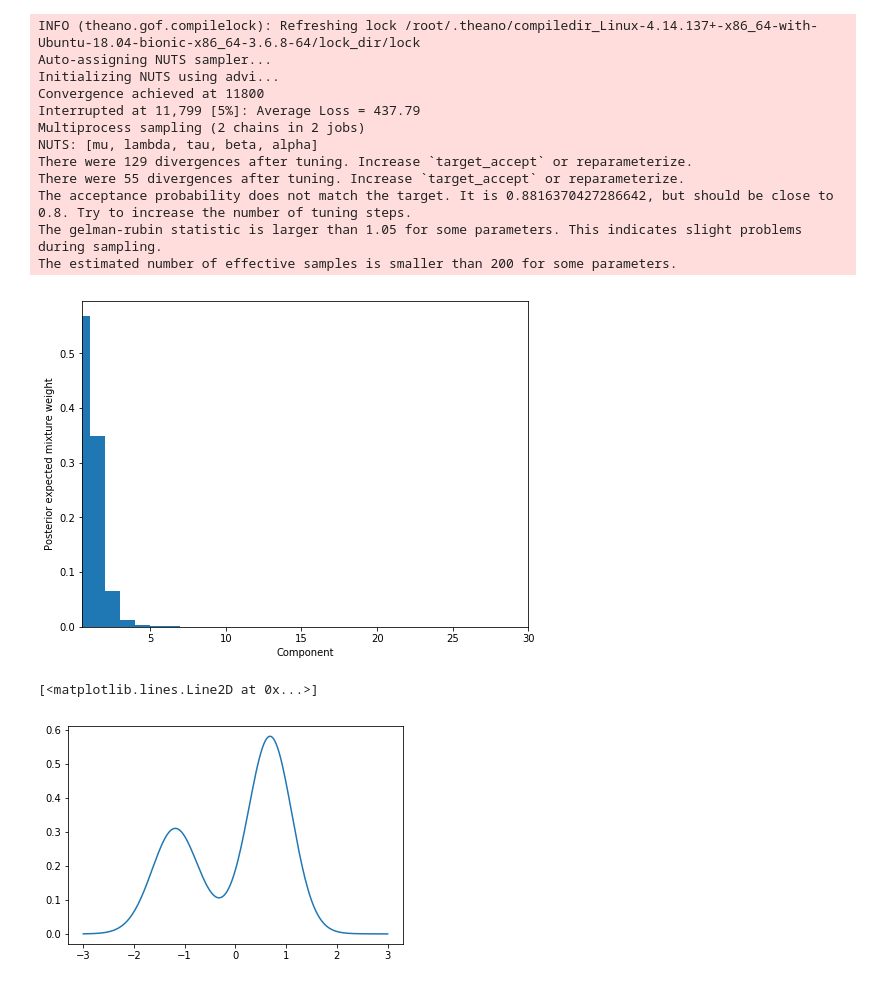
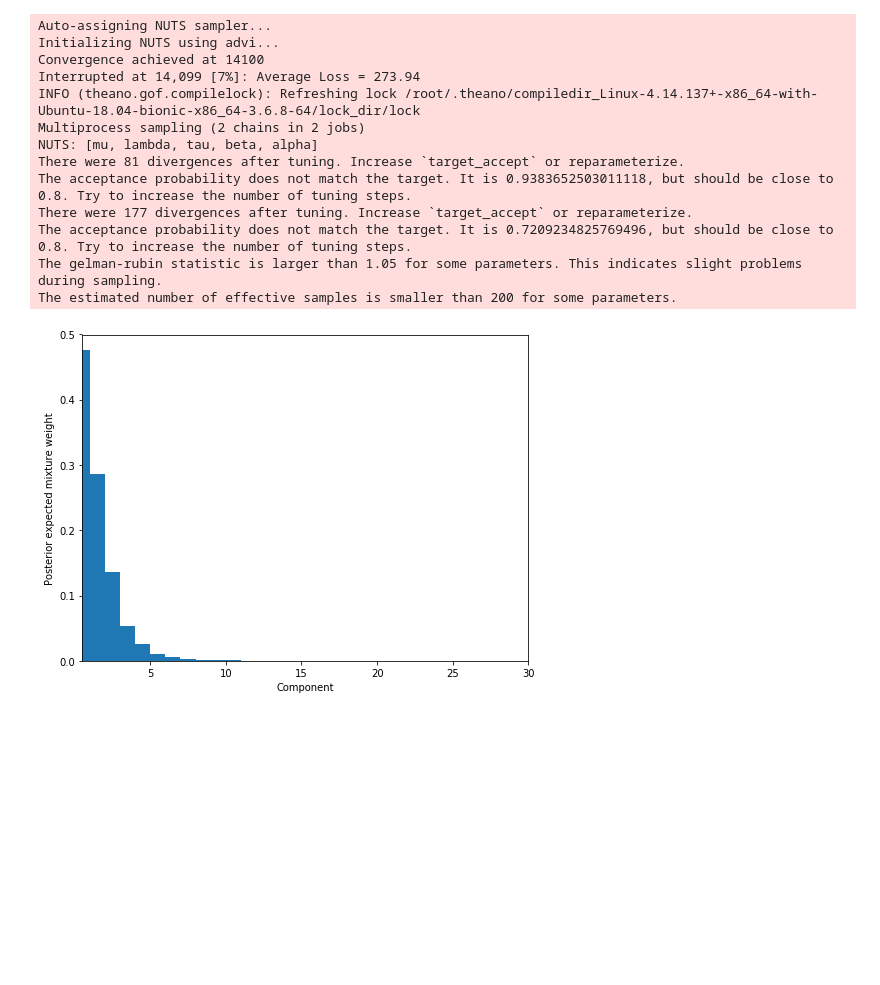
Before and after one commit to sunljlzu/lzu18li_1, a Jupyter notebook: example.ipynb, the cells around one changed output. Saved outputs shown, nothing was run; the diff lists cells and outputs as text; code cells hidden in the pictures; blank space fills up the shorter version.

```diff
--- a/example.ipynb
+++ b/example.ipynb
@@ -12,22 +9,0 @@ from lzu18li_1 import DE
-# %%
-import pandas as pd
-import pymc3 as pm
-
-old_faithful_df = pd.read_csv(pm.get_data('old_faithful.csv'))
-old_faithful_df['std_waiting'] = (old_faithful_df.waiting - old_faithful_df.waiting.mean()) / old_faithful_df.waiting.std()
-x = old_faithful_df.std_waiting.values
-post_pdfs = DE.density(x)
-# %% [output]
-INFO (theano.gof.compilelock): Refreshing lock /root/.theano/compiledir_Linux-4.14.137+-x86_64-with-Ubuntu-18.04-bionic-x86_64-3.6.8-64/lock_dir/lock
-Auto-assigning NUTS sampler...
-Initializing NUTS using advi...
-Convergence achieved at 11800
-Interrupted at 11,799 [5%]: Average Loss = 437.79
-Multiprocess sampling (2 chains in 2 jobs)
-NUTS: [mu, lambda, tau, beta, alpha]
-There were 129 divergences after tuning. Increase `target_accept` or reparameterize.
-There were 55 divergences after tuning. Increase `target_accept` or reparameterize.
-The acceptance probability does not match the target. It is 0.8816370427286642, but should be close to 0.8. Try to increase the number of tuning steps.
-The gelman-rubin statistic is larger than 1.05 for some parameters. This indicates slight problems during sampling.
-The estimated number of effective samples is smaller than 200 for some parameters.
-[figure, removed]
@@ -36,9 +10,27 @@ pdf = post_pdfs.mean(axis=0)
-# %%
-import seaborn as sns
-import matplotlib.pyplot as plt
-
-x_plot = np.linspace(-3,3,200)
-plt.plot(x_plot, pdf)
-# %% [output]
-[<matplotlib.lines.Line2D at 0x...>]
-[figure, removed]
+# %%
+from lzu18li_1 import DE
+import pandas as pd
+
+df = pd.read_csv('/content/sample_data/california_housing_train.csv')
+# %%
+df1 = df.sample(170)
+# %%
+x = df1.median_house_value
+x = (x - x.mean()) / x.std()
+x = x.values
+post_pdfs = DE.density(x)
+# %% [output]
+Auto-assigning NUTS sampler...
+Initializing NUTS using advi...
+Convergence achieved at 14100
+Interrupted at 14,099 [7%]: Average Loss = 273.94
+INFO (theano.gof.compilelock): Refreshing lock /root/.theano/compiledir_Linux-4.14.137+-x86_64-with-Ubuntu-18.04-bionic-x86_64-3.6.8-64/lock_dir/lock
+Multiprocess sampling (2 chains in 2 jobs)
+NUTS: [mu, lambda, tau, beta, alpha]
+There were 81 divergences after tuning. Increase `target_accept` or reparameterize.
+The acceptance probability does not match the target. It is 0.9383652503011118, but should be close to 0.8. Try to increase the number of tuning steps.
+There were 177 divergences after tuning. Increase `target_accept` or reparameterize.
+The acceptance probability does not match the target. It is 0.7209234825769496, but should be close to 0.8. Try to increase the number of tuning steps.
+The gelman-rubin statistic is larger than 1.05 for some parameters. This indicates slight problems during sampling.
+The estimated number of effective samples is smaller than 200 for some parameters.
+[figure, added]
```
Also changed, not shown: parts of 4 cells of this notebook.
